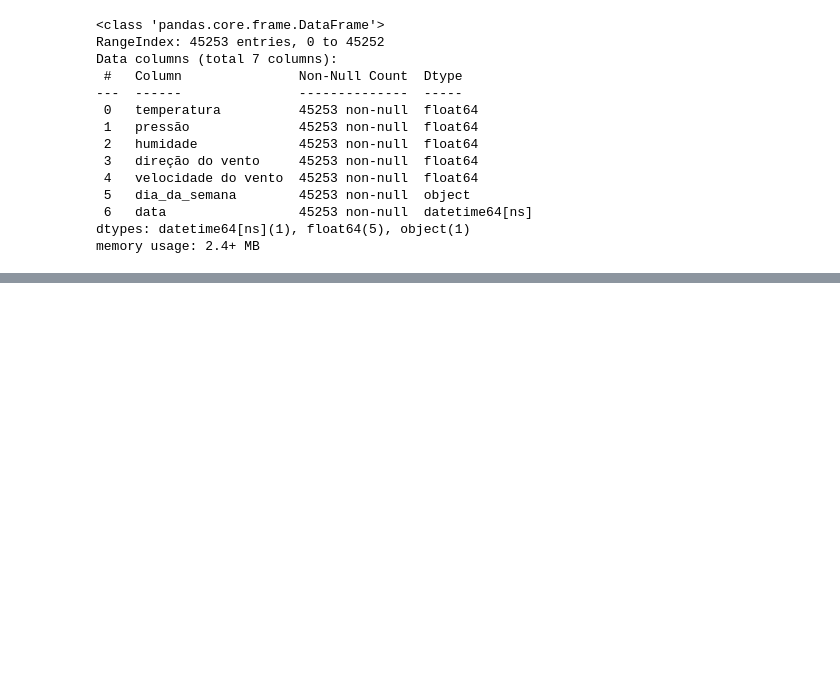
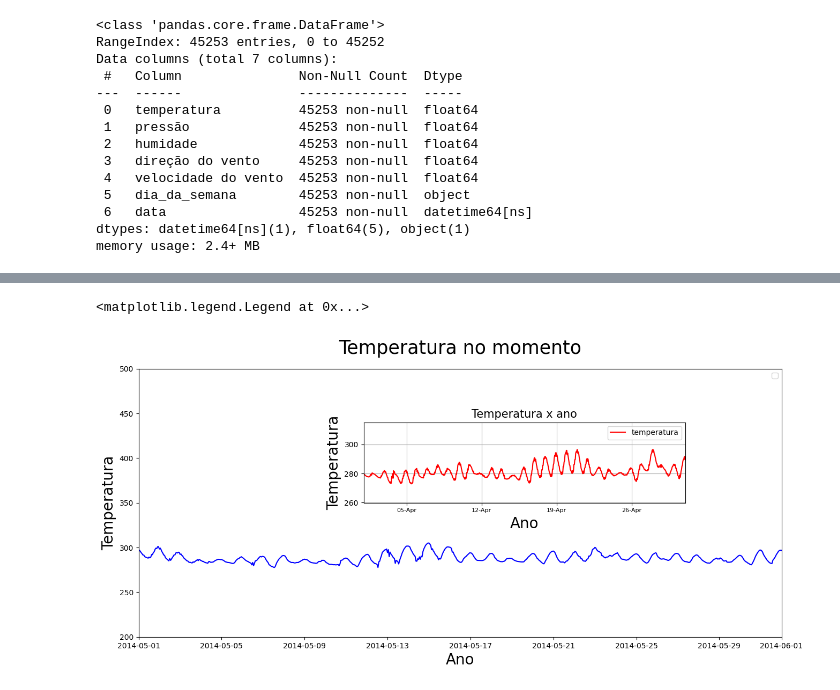
Before and after one commit to danil0m4cr1/IABD, a Jupyter notebook: Aula 4/codigo.ipynb, the cells around one changed output, grey strips where cells are left out. Cells and saved outputs as stored; diff of their text form; code cells hidden in the pictures; blank space fills up the shorter version.

```diff
--- a/Aula 4/codigo.ipynb
+++ b/Aula 4/codigo.ipynb
@@ -61,0 +67,28 @@ memory usage: 2.4+ MB
+# %%
+fig = plt.figure(figsize=(12,5))
+eixo = fig.add_axes([0,0,1,1])
+eixo.set_ylim(200,500)
+eixo.plot(df['data'],df['temperatura'],color='b')
+
+eixo.set_xlim(datetime.datetime(2014,5,1),datetime.datetime(2014,6,1))
+eixo.set_title('Temperatura no momento', fontsize=25, pad=20)
+eixo.set_xlabel('Ano', fontsize=20)
+eixo.set_ylabel('Temperatura', fontsize=20)
+eixo.legend()
+
+eixo2 = fig.add_axes([0.35,0.50,0.5,0.3])
+
+eixo2.xaxis.set_major_locator(mdates.DayLocator(interval=7))
+eixo2.xaxis.set_major_formatter(mdates.DateFormatter('%d-%b'))
+
+eixo2.set_xlim(datetime.datetime(2015,4,1),datetime.datetime(2015,5,1))
+eixo2.tick_params(axis='x',labelsize=8)
+eixo2.plot(df['data'],df['temperatura'],color='r')
+eixo2.grid(True)
+eixo2.set_title('Temperatura x ano', fontsize=15)
+eixo2.set_ylabel('Temperatura', fontsize=20)
+eixo2.set_xlabel('Ano', fontsize=20)
+eixo2.legend(['temperatura'],loc='best',fontsize=10)
+# %% [output]
+<matplotlib.legend.Legend at 0x...>
+[figure, added]
```
Also changed, not shown: parts of 1 cell of this notebook.
